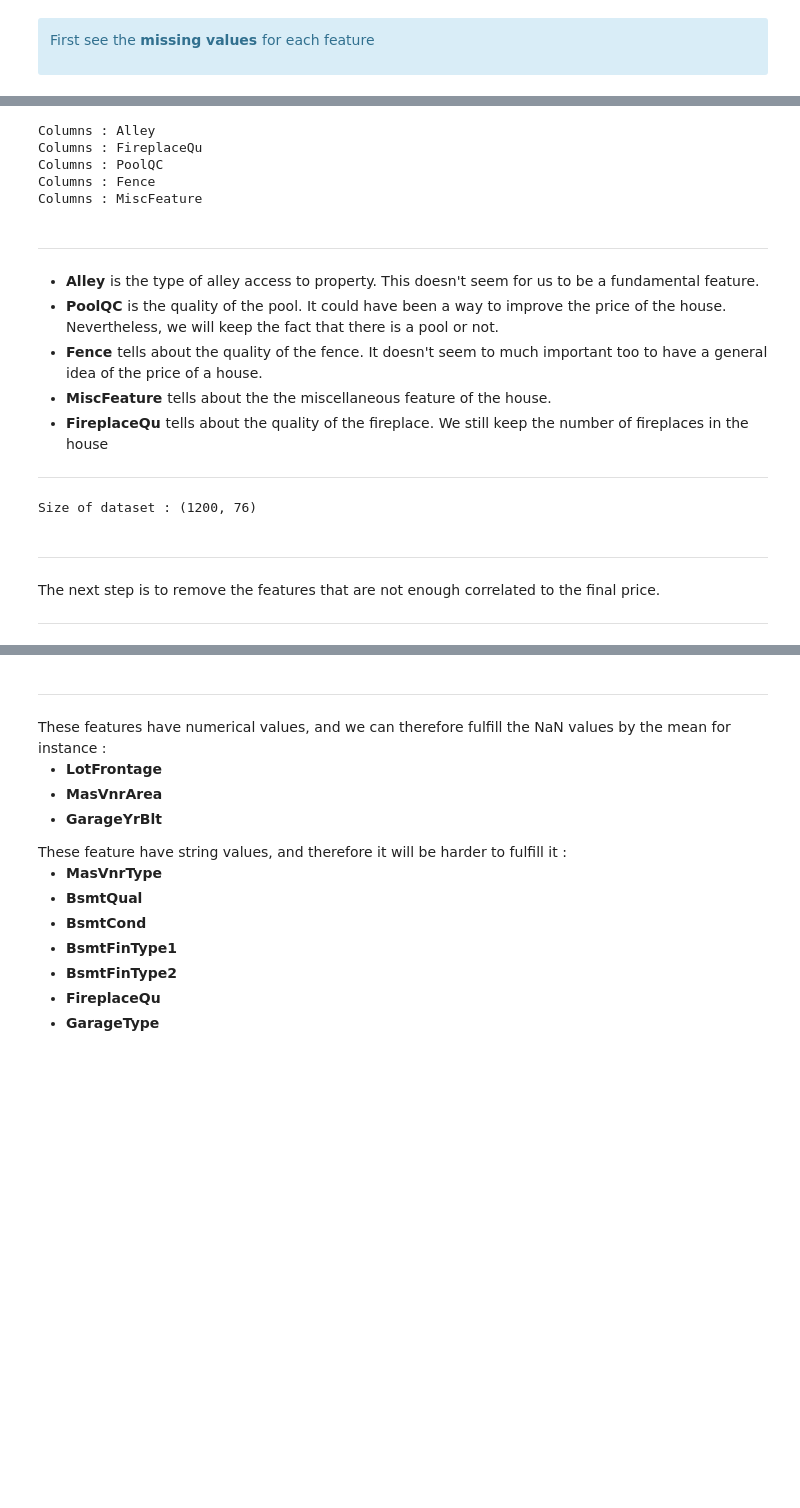
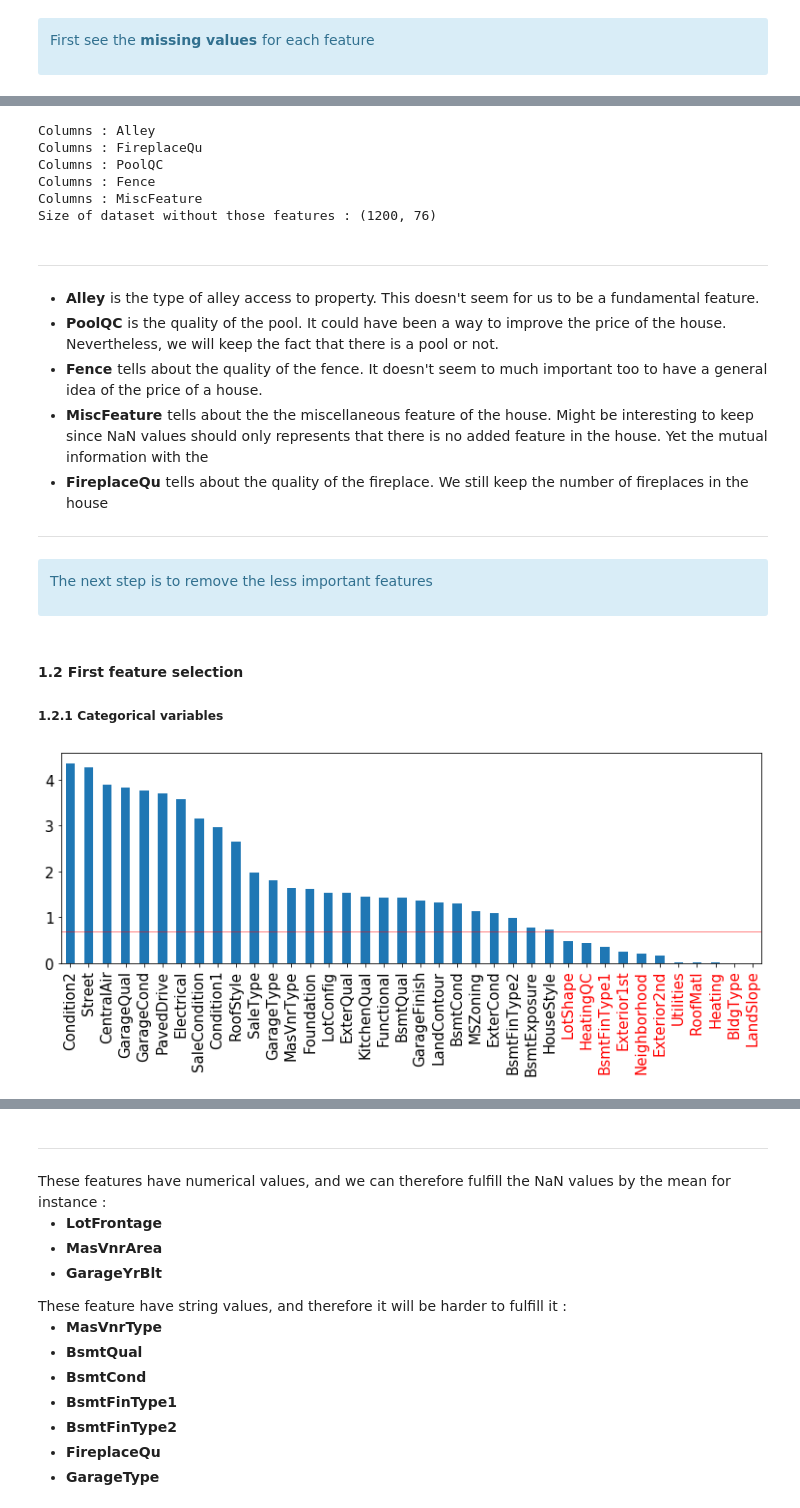
Before and after one commit to Makubu/AML, a Jupyter notebook: Chall2_Houses_Prediction/house_pricing_challenge.ipynb, the cells around one changed output, grey strips where cells are left out. Drawn from its saved outputs; the diff is of its cells as text; code cells hidden in the pictures; blank space fills up the shorter version.

Commit message:
data visu, feature selection ok

```diff
--- a/Chall2_Houses_Prediction/house_pricing_challenge.ipynb
+++ b/Chall2_Houses_Prediction/house_pricing_challenge.ipynb
@@ -238,19 +235,24 @@ drop_columns = np.where(dataset.isnull().sum() / dataset.shape[0]*100 > 30)[0]
 # Prints these columns
 for x in drop_columns :
     print('Columns : {}'.format(dataset.columns.values[x]))
+# Drops these features
+dataset.drop(dataset.columns[drop_columns], axis = 1, inplace= True)
+test.drop(test.columns[drop_columns], axis = 1, inplace= True)
+print('Size of dataset without those features : {}'.format(dataset.shape))
 # %% [output]
 Columns : Alley
 Columns : FireplaceQu
 Columns : PoolQC
 Columns : Fence
 Columns : MiscFeature
+Size of dataset without those features : (1200, 76)
 # %% [markdown]
 <hr>
 <ul>
       <li> <b> Alley </b> is the type of alley access to property. This doesn't seem for us to be a fundamental feature.  </li>
     <li> <b> PoolQC </b> is the quality of the pool. It could have been a way to improve the price of the house. Nevertheless, we will keep the fact that there is a pool or not.  </li>
     <li> <b> Fence </b> tells about the quality of the fence. It doesn't seem to much important too to have a general idea of the price of a house.</li>
-    <li> <b>MiscFeature  </b> tells about the the miscellaneous feature of the house. </li>
+    <li> <b>MiscFeature  </b> tells about the the miscellaneous feature of the house. Might be interesting to keep since NaN values should only represents that there is no added feature in the house. Yet the mutual information with the  </li>
     <li> <b>FireplaceQu  </b> tells about the quality of the fireplace. We still keep the number of fireplaces in the house </li>
 
 </ul>
@@ -258,3 +260,13 @@ Columns : MiscFeature
 
 
 <hr>
+# %% [markdown]
+
+<div class='alert alert-block alert-info'>
+
+The next step is to remove the less important features
+
+</div>
+# %% [markdown]
+#### 1.2 First feature selection
+##### 1.2.1 Categorical variables
@@ -261,15 +296,19 @@ Columns : MiscFeature
+# %%
+# Then plot the result with respect to a threshold
+
+categorical_threshold=0.7
+
+n_drop_columns = len(Mutual_Info_Non_Cat_Features[Mutual_Info_Non_Cat_Features<categorical_threshold].index)
+plt.axhline(categorical_threshold, color='r', linewidth= 0.5)
+Mutual_Info_Non_Cat_Features.plot(kind='bar', figsize= (13,4), fontsize=15)
+for label in plt.gca().get_xticklabels()[-n_drop_columns:]:
+    label.set_color('red')
+# %% [output]
+[figure, added]
 # %%
-# Drops these features
-dataset.drop(dataset.columns[drop_columns], axis = 1, inplace= True)
-test.drop(test.columns[drop_columns], axis = 1, inplace= True)
+## We simplify the model dropping the features with a mutual information lesser than 0.7
 
-print('Size of dataset : {}'.format(dataset.shape))
+drop_columns = Mutual_Info_Non_Cat_Features[Mutual_Info_Non_Cat_Features<categorical_threshold].index
+
+dataset.drop(drop_columns, axis= 1 , inplace= True)
+test.drop(drop_columns, axis= 1 , inplace= True)
-# %% [output]
-Size of dataset : (1200, 76)
-# %% [markdown]
-<hr>
-
-The next step is to remove the features that are not enough correlated to the final price.
-
-
-<hr>
```
Also changed, not shown: parts of 21 cells of this notebook, 1 other file.
